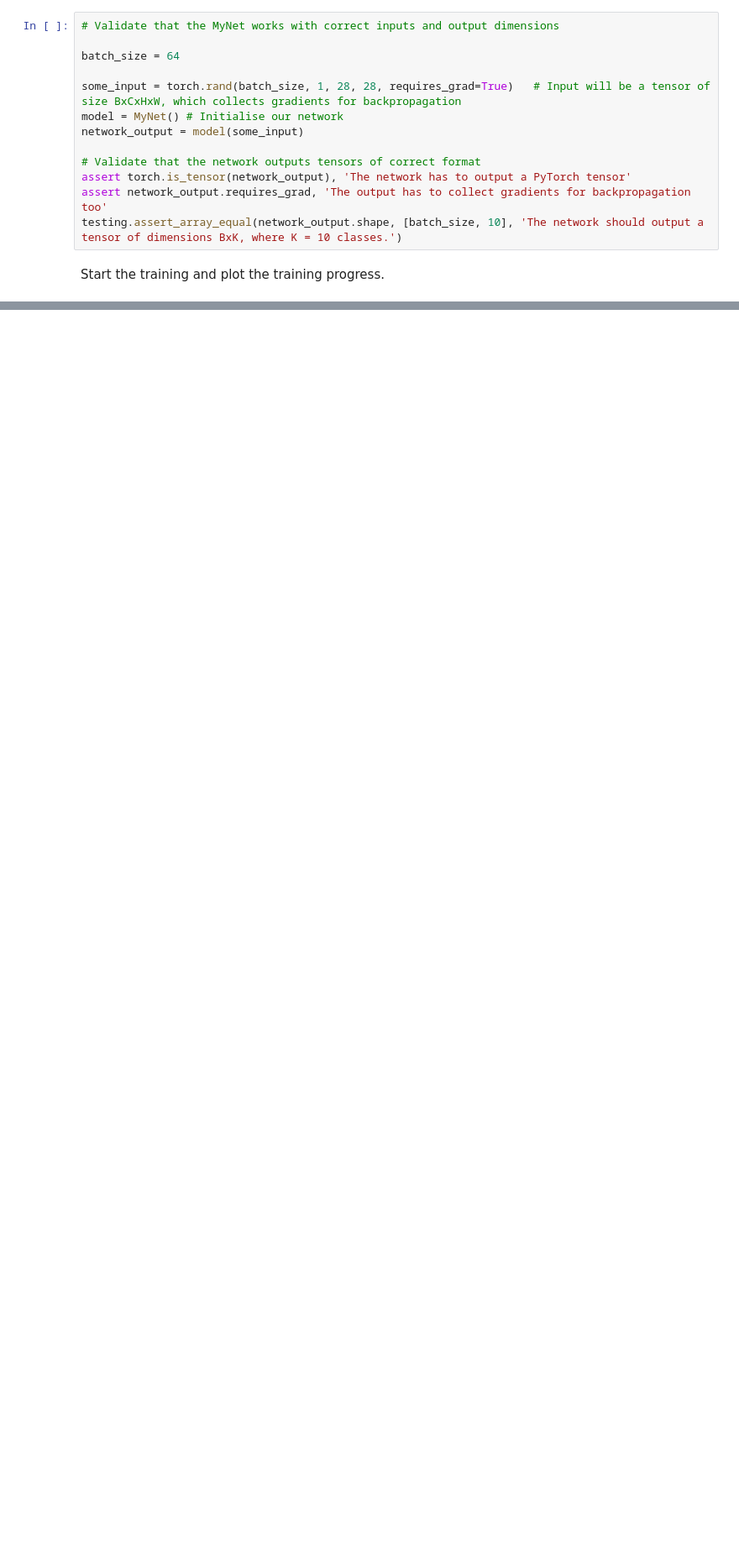
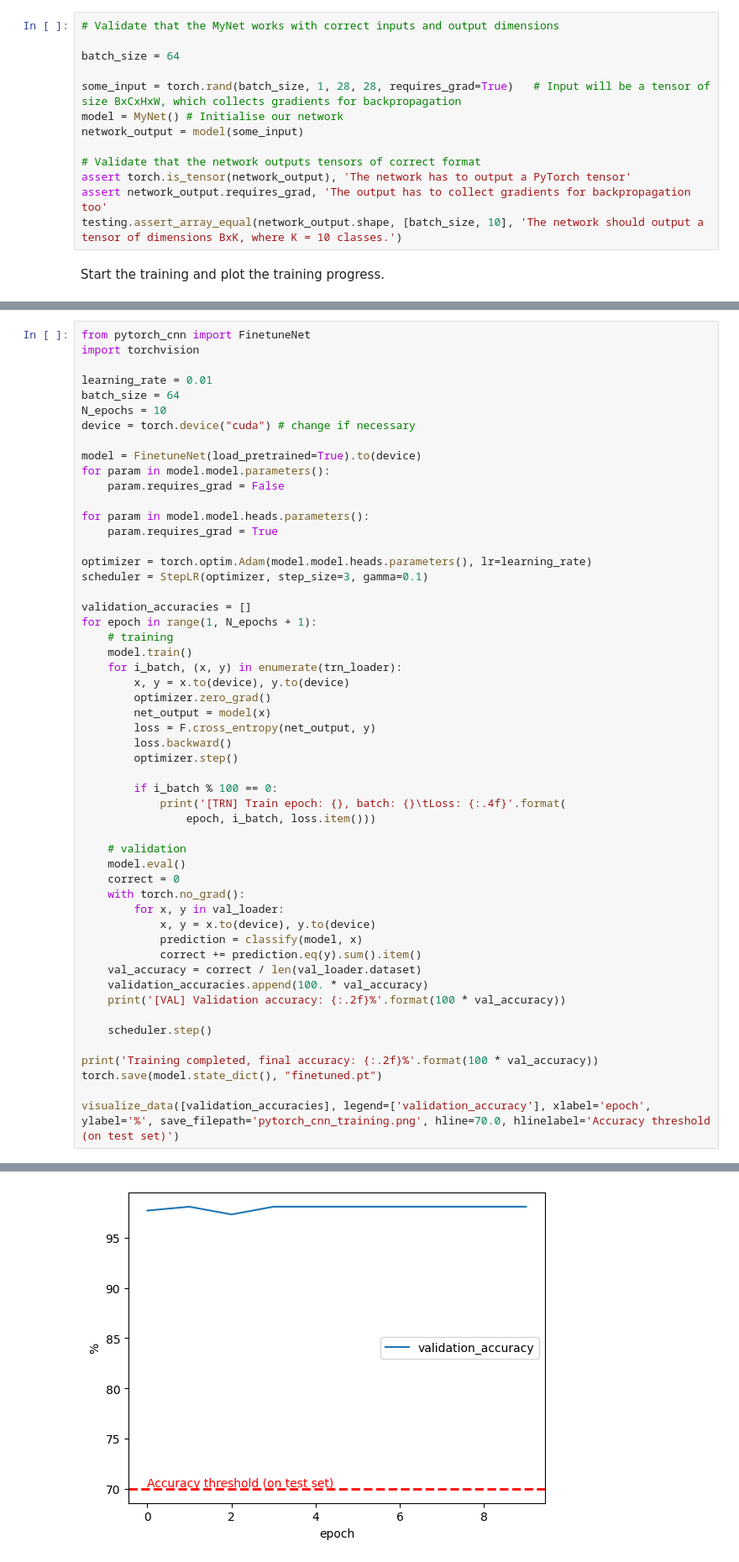
Before and after one commit to fitter0happier/Statistical-ML, a Jupyter notebook: assignment_cnn/cnn.ipynb, the cells around one changed output, grey strips where cells are left out. Shown at 84% size. Saved outputs shown, nothing was run; the diff lists cells and outputs as text; blank space fills up the shorter version.

```diff
--- a/assignment_cnn/cnn.ipynb
+++ b/assignment_cnn/cnn.ipynb
@@ -701,0 +799,54 @@ You can try for example (in any order)
+# %%
+from pytorch_cnn import FinetuneNet
+import torchvision
+
+learning_rate = 0.01
+batch_size = 64
+N_epochs = 10
+device = torch.device("cuda") # change if necessary
+
+model = FinetuneNet(load_pretrained=True).to(device)
+for param in model.model.parameters():
+    param.requires_grad = False
+
+for param in model.model.heads.parameters():
+    param.requires_grad = True
+
+optimizer = torch.optim.Adam(model.model.heads.parameters(), lr=learning_rate)
+scheduler = StepLR(optimizer, step_size=3, gamma=0.1)
+
+validation_accuracies = []
+for epoch in range(1, N_epochs + 1):
+    # training
+    model.train()
+    for i_batch, (x, y) in enumerate(trn_loader):
+        x, y = x.to(device), y.to(device)
+        optimizer.zero_grad()
+        net_output = model(x)
+        loss = F.cross_entropy(net_output, y)
+        loss.backward()
+        optimizer.step()
+
+        if i_batch % 100 == 0:
+            print('[TRN] Train epoch: {}, batch: {}\tLoss: {:.4f}'.format(
+                epoch, i_batch, loss.item()))
+
+    # validation
+    model.eval()
+    correct = 0
+    with torch.no_grad():
+        for x, y in val_loader:
+            x, y = x.to(device), y.to(device)
+            prediction = classify(model, x)
+            correct += prediction.eq(y).sum().item()
+    val_accuracy = correct / len(val_loader.dataset)
+    validation_accuracies.append(100. * val_accuracy)
+    print('[VAL] Validation accuracy: {:.2f}%'.format(100 * val_accuracy))
+
+    scheduler.step()
+
+print('Training completed, final accuracy: {:.2f}%'.format(100 * val_accuracy))
+torch.save(model.state_dict(), "finetuned.pt")
+
+visualize_data([validation_accuracies], legend=['validation_accuracy'], xlabel='epoch', ylabel='%', save_filepath='pytorch_cnn_training.png', hline=70.0, hlinelabel='Accuracy threshold (on test set)')
+# %% [output]
@@ -701,0 +870 @@ You can try for example (in any order)
+[figure, added]
```
Also changed, not shown: parts of 30 cells of this notebook, 3 other files.
